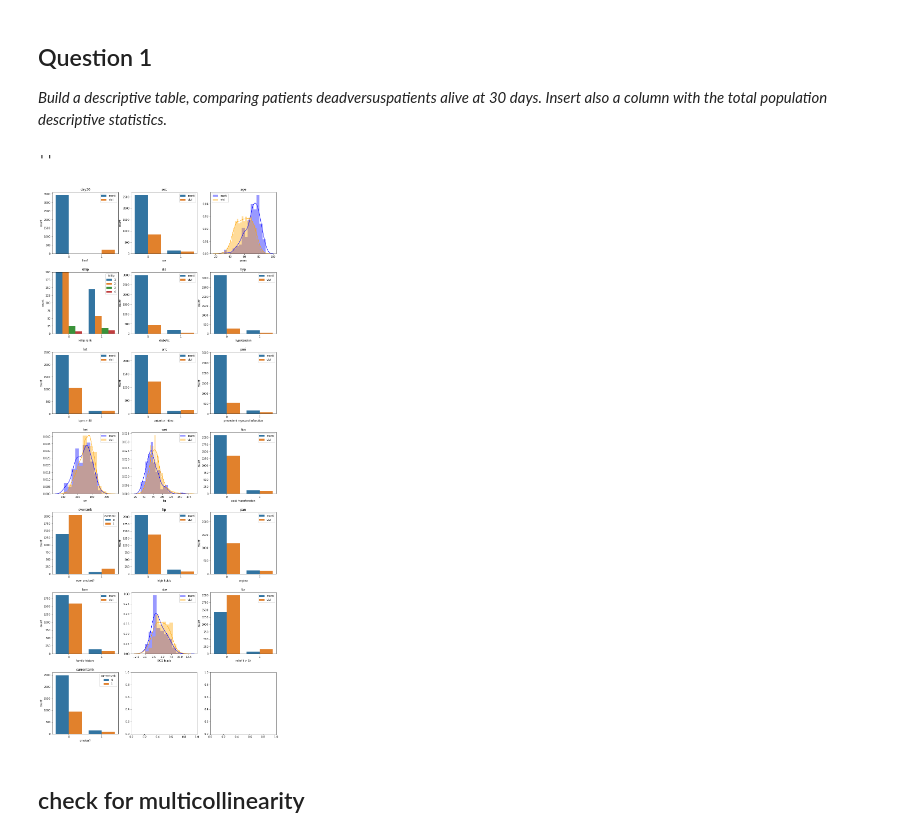
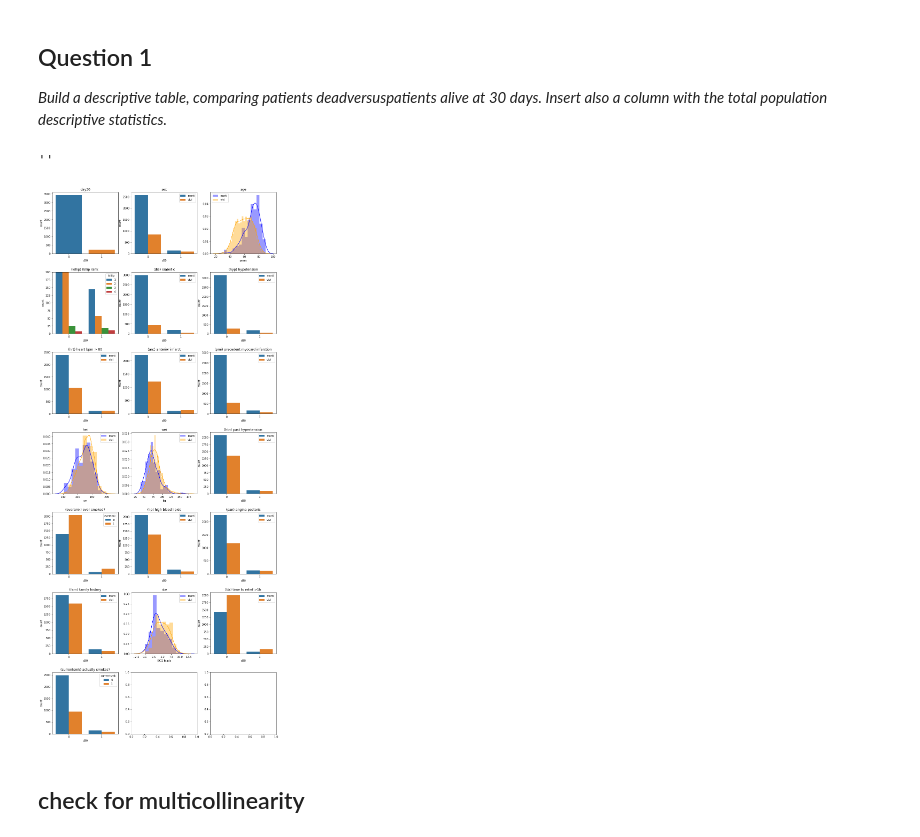
Before and after one commit to andrealorenzon/health_data_analytics, a Jupyter notebook: GUSTO/GUSTO.ipynb, the cells around one changed output. Saved outputs shown, nothing was run; the diff lists cells and outputs as text; code cells hidden in the pictures.

```diff
--- a/GUSTO/GUSTO.ipynb
+++ b/GUSTO/GUSTO.ipynb
@@ -58,8 +82,6 @@ Index(['day30', 'sex', 'age', 'killip', 'dia', 'hyp', 'hrt', 'ant', 'pmi',
 # quick overview
 #print(df.describe())
 
-import matplotlib.pyplot as plt
-import seaborn as sns
 
 fig, ((a11,a12,a13),
       (a21,a22,a23),
@@ -72,15 +94,14 @@ fig, ((a11,a12,a13),
 
 var = "day30"
 #a11.hist(df[var], bins=2)
-sns.countplot(x='day30',hue='day30',data=df, ax=a11)
+sns.countplot(x='day30',data=df, ax=a11)
 a11.set_title(var)
-a11.legend(["morti","vivi"])
-a11.set_xlabel("vivo?")
+a11.set_xlabel("d30")
 
 sns.countplot(x='day30',hue='sex',data=df, ax=a12)
 a12.set_title("sex")
 a12.legend(["morti","vivi"])
-a12.set_xlabel("sex")
+a12.set_xlabel("d30")
 
 sns.distplot( df.loc[df.day30==1, 'age'] , color="blue", label="0", ax=a13)
 sns.distplot( df.loc[df.day30==0, 'age'] , color="orange", label="1", ax=a13)
@@ -91,35 +112,33 @@ a13.legend(["morti","vivi"])
 var = "killip"
 a21.set_ylim([0,200])
 sns.countplot(x='day30',hue='killip',data=df, ax=a21)
-a21.set_title("killip")
-a21.set_xlabel("killip rank")
-
+a21.set_title("(killip) Killip rank ")
+a21.set_xlabel("d30")
 
 sns.countplot(x='day30',hue='dia',data=df, ax=a22)
-a22.set_title("dia")
+a22.set_title("(dia) diabetic")
 a22.legend(["morti","vivi"])
-a22.set_xlabel("diabetic")
-
+a22.set_xlabel("d30")
 
 sns.countplot(x='day30',hue='hyp',data=df, ax=a23)
-a23.set_title("hyp")
+a23.set_title("(hyp) hypotension")
 a23.legend(["morti","vivi"])
-a23.set_xlabel("hypotension")
+a23.set_xlabel("d30")
 
 sns.countplot(x='day30',hue='hrt',data=df, ax=a31)
-a31.set_title("hrt")
+a31.set_title("(hrt) heart bpm > 80")
 a31.legend(["morti","vivi"])
-a31.set_xlabel("bpm > 80")
+a31.set_xlabel("d30")
 
 sns.countplot(x='day30',hue='ant',data=df, ax=a32)
-a32.set_title("ant")
+a32.set_title("(ant) anterior infarct")
 a32.legend(["morti","vivi"])
-a32.set_xlabel("anterior infarct")
+a32.set_xlabel("d30")
 
 sns.countplot(x='day30',hue='pmi',data=df, ax=a33)
-a33.set_title("pmi")
+a33.set_title("(pmi) precedent myocard infarction")
 a33.legend(["morti","vivi"])
-a33.set_xlabel("precedent myocard infarction")
+a33.set_xlabel("d30")
 
 sns.distplot( df.loc[df.day30==1, 'hei'] , color="blue", label="0", ax=a41, bins=10)
 sns.distplot( df.loc[df.day30==0, 'hei'] , color="orange", label="1", ax=a41, bins=10)
@@ -134,52 +153,51 @@ a42.legend(["morti","vivi"])
 a42.set_xlabel("kg")
 
 sns.countplot(x='day30',hue='htn',data=df, ax=a43)
-a43.set_title("htn")
+a43.set_title("(htn) past hypertension")
 a43.legend(["morti","vivi"])
-a43.set_xlabel("past hypertension")
+a43.set_xlabel("d30")
 
 sns.countplot(x='day30',hue='eversmk',data=df, ax=a51)
-a51.set_title("eversmk")
-a51.set_xlabel("ever smoked?")
+a51.set_title("(eversmk) ever smoked?")
+a51.set_xlabel("d30")
 
 sns.countplot(x='day30',hue='lip',data=df, ax=a52)
-a52.set_title("lip")
+a52.set_title("(lip) high blood lipids")
 a52.legend(["morti","vivi"])
-a52.set_xlabel("high lipids")
+a52.set_xlabel("d30")
 
 sns.countplot(x='day30',hue='pan',data=df, ax=a53)
-a53.set_title("pan")
+a53.set_title("(pan) angina pectoris")
 a53.legend(["morti","vivi"])
-a53.set_xlabel("angina")
+a53.set_xlabel("d30")
 
 sns.countplot(x='day30',hue='fam',data=df, ax=a61)
-a61.set_title("fam")
+a61.set_title("(fam) family history")
 a61.legend(["morti","vivi"])
-a61.set_xlabel("family history")
+a61.set_xlabel("d30")
 
-sns.distplot( df.loc[df.day30==0, 'ste'] , color="blue", label="0", ax=a62, kde_kws={"bw":1}, bins=10)
+sns.distplot( df.loc[df.day30==0, 'ste'] , color="blue",   label="0", ax=a62, kde_kws={"bw":1}, bins=10)
 sns.distplot( df.loc[df.day30==1, 'ste'] , color="orange", label="1", ax=a62, kde_kws={"bw":1}, bins=10)
 a62.set_title("ste")
 a62.legend(["morti","vivi"])
 a62.set_xlabel("ECG leads")
 
 sns.countplot(x='day30',hue='ttr',data=df, ax=a63)
-a63.set_title("ttr")
+a63.set_title("(ttr) time to relief >1h")
 a63.legend(["morti","vivi"])
-a63.set_xlabel("relief t > 1h")
+a63.set_xlabel("d30")
 
 sns.countplot(x='day30',hue='currentsmk',data=df, ax=a71)
-a71.set_title("currentsmk")
-a71.set_xlabel("smoker?")
+a71.set_title("(currentsmk) actually smokes?")
+a71.set_xlabel("d30")
 
 
 plt.subplots_adjust(wspace = 0.2, hspace=0.3, top=2)
 
-a11.set_xlabel('live?')
 ""
 # %% [output]
 ''
-[figure, old version]
+[figure, new version]
 # %% [markdown]
 ## check for multicollinearity
 # %%
```
Also changed, not shown: parts of 33 cells of this notebook.
